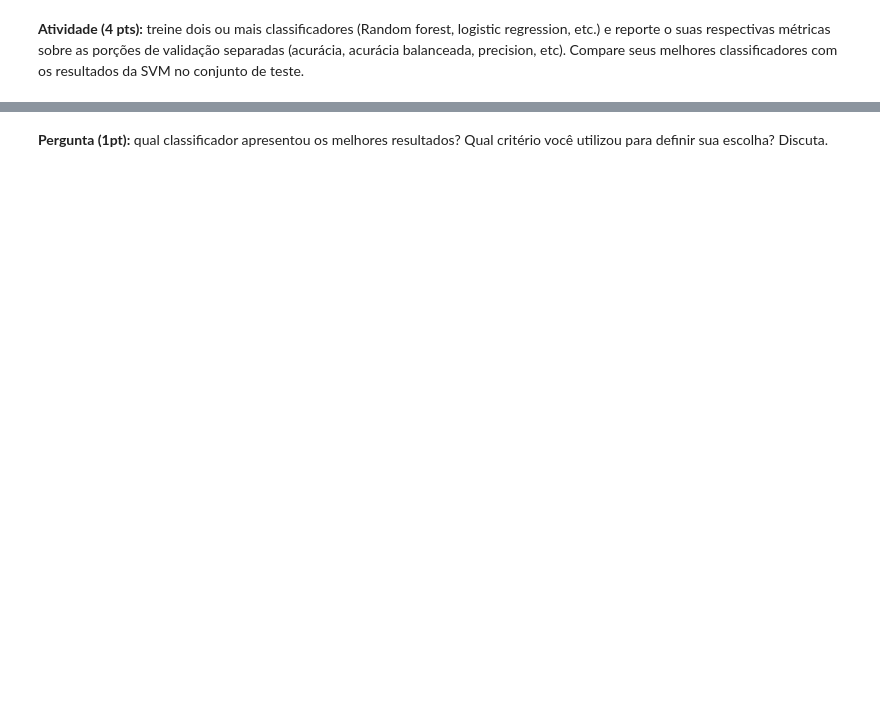
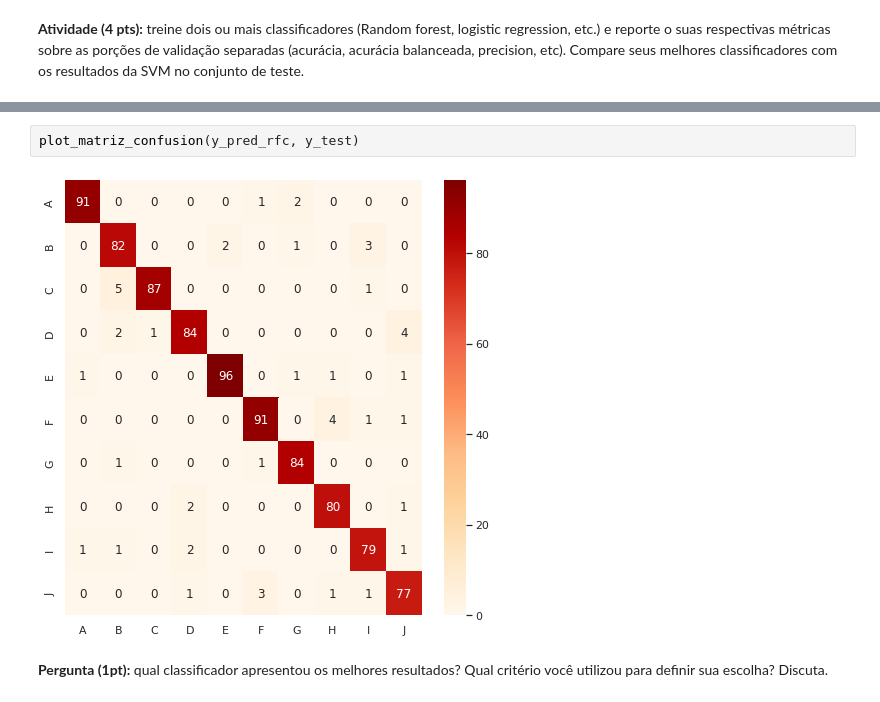
Before and after one commit to danielemontenegro/cursoAprendizadoSuperII, a Jupyter notebook: assignment-1.ipynb/assignment-1.ipynb, the cells around one changed output, grey strips where cells are left out. Saved outputs shown, nothing was run; the diff lists cells and outputs as text; blank space fills up the shorter version.

```diff
--- a/assignment-1.ipynb/assignment-1.ipynb
+++ b/assignment-1.ipynb/assignment-1.ipynb
@@ -213,2 +232,6 @@ from sklearn.metrics import PrecisionRecallDisplay
+# %%
+plot_matriz_confusion(y_pred_rfc, y_test)
+# %% [output]
+[figure, added]
 # %% [markdown]
 **Pergunta (1pt):** qual classificador apresentou os melhores resultados? Qual critério você utilizou para definir sua escolha? Discuta.
```
Also changed, not shown: parts of 12 cells of this notebook.
